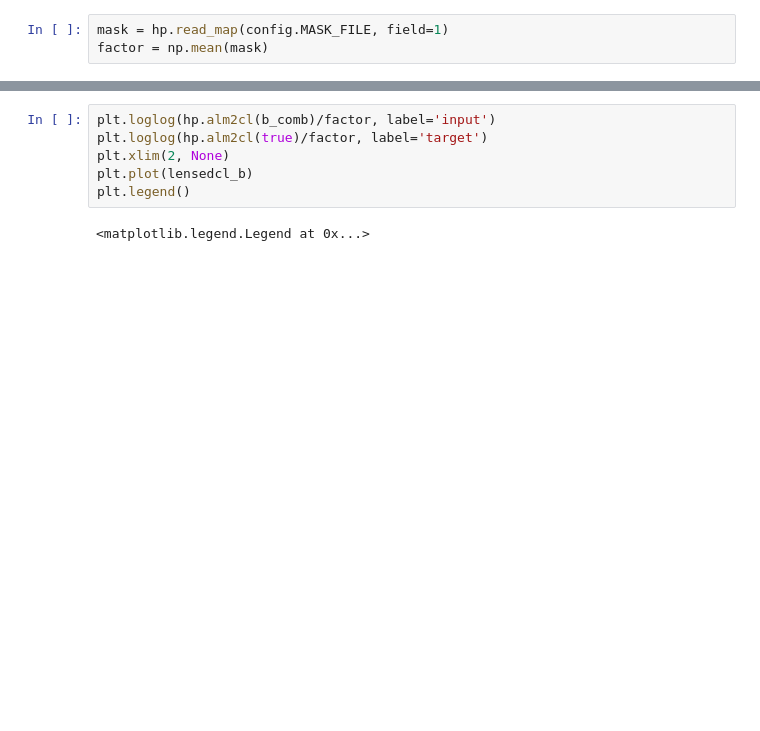
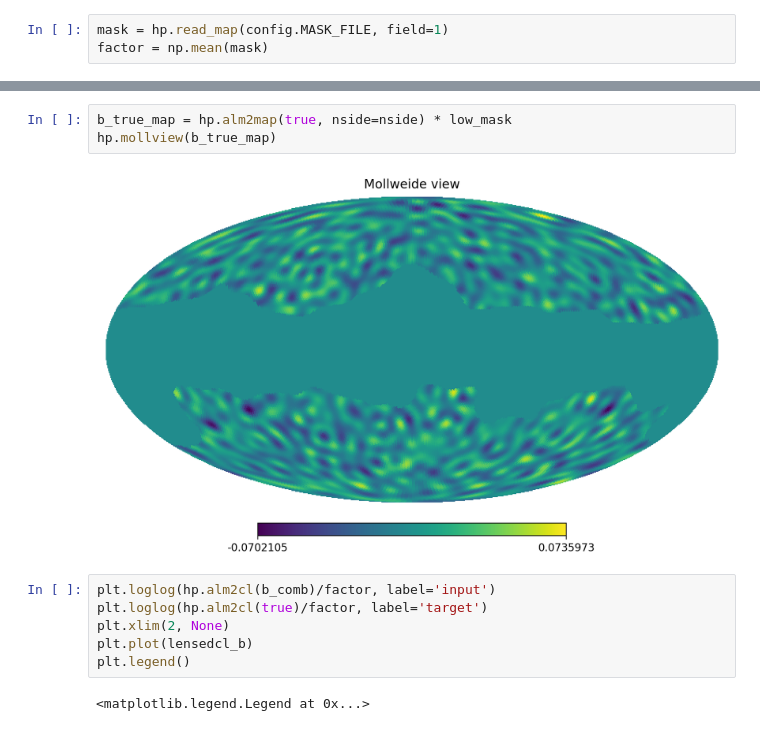
Before and after one commit to ev-watson/leakless, a Jupyter notebook: workspace.ipynb, the cells around one changed output, grey strips where cells are left out. Drawn from its saved outputs; the diff is of its cells as text; blank space fills up the shorter version.

```diff
--- a/workspace.ipynb
+++ b/workspace.ipynb
@@ -164,3 +161,8 @@ factor = np.mean(mask)
+# %%
+b_true_map = hp.alm2map(true, nside=nside) * low_mask
+hp.mollview(b_true_map)
+# %% [output]
+[figure, added]
 # %%
 plt.loglog(hp.alm2cl(b_comb)/factor, label='input')
 plt.loglog(hp.alm2cl(true)/factor, label='target')
```
Also changed, not shown: parts of 6 cells of this notebook, 1 other file.
